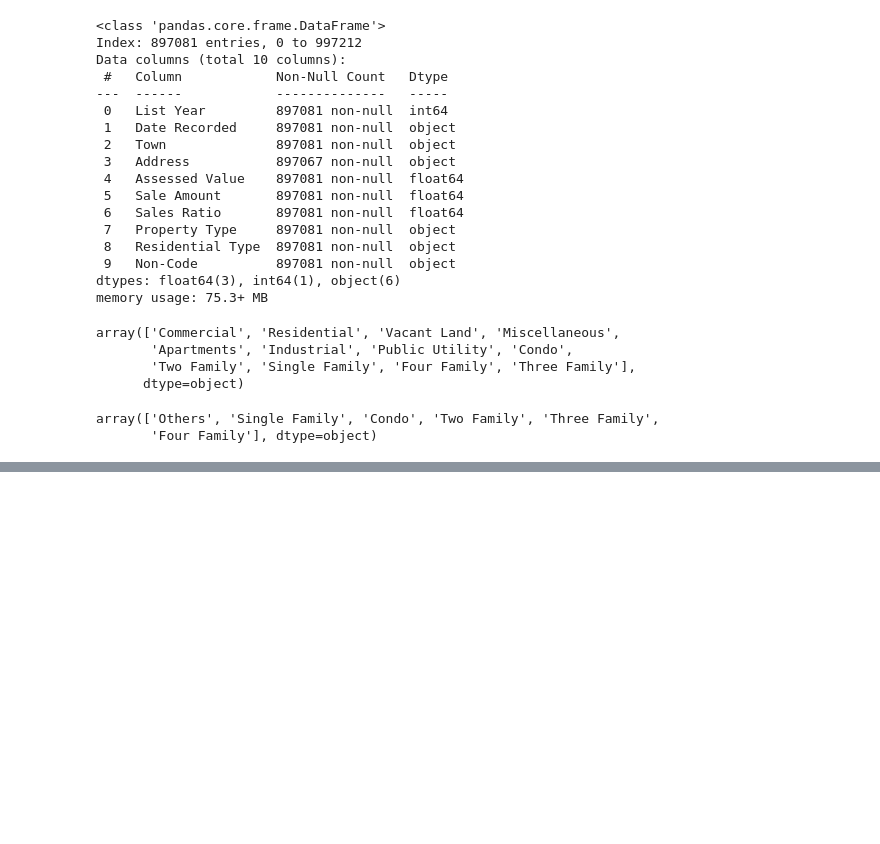
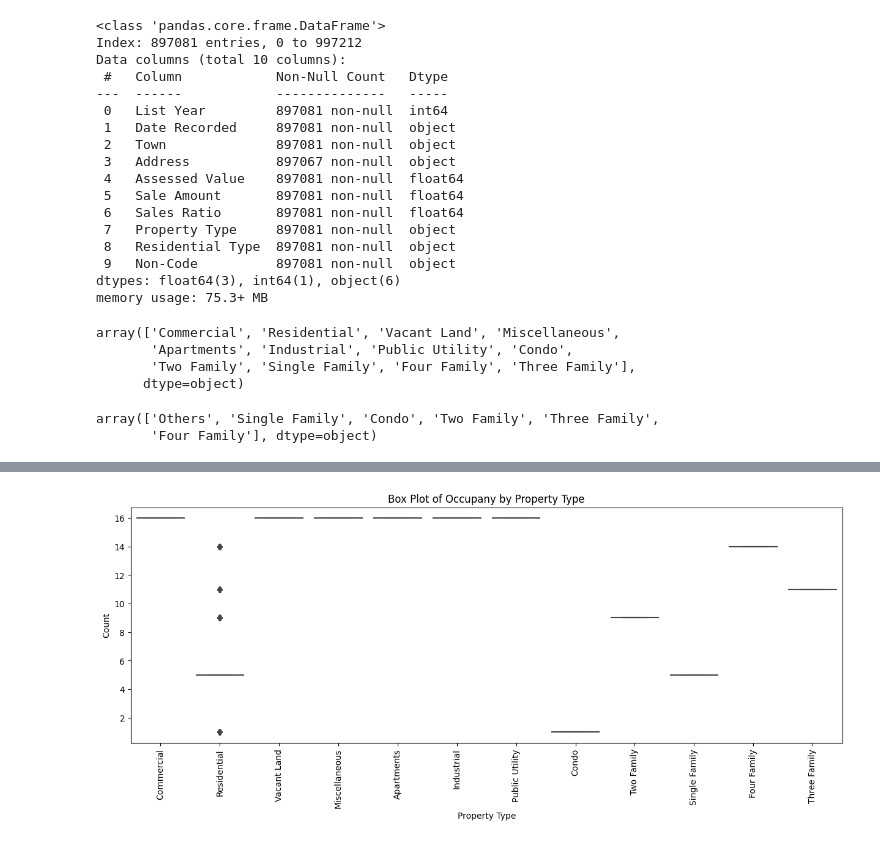
Before and after one commit to vinaykumargummadi/CTREA-Dynamics, a Jupyter notebook: notebooks/Outliers_Treatment.ipynb, the cells around one changed output, grey strips where cells are left out. Saved outputs shown, nothing was run; the diff lists cells and outputs as text; code cells hidden in the pictures; blank space fills up the shorter version.

```diff
--- a/notebooks/Outliers_Treatment.ipynb
+++ b/notebooks/Outliers_Treatment.ipynb
@@ -254,7 +254,7 @@ memory usage: 75.3+ MB
 # %%
 data['Property Type'].fillna('Miscellaneous', inplace=True)
 data['Residential Type'].fillna('Others', inplace=True)
-data['Non-Code'].fillna('Not defined', inplace=True)
+data['Non-Code'].fillna('Others', inplace=True)
 # %%
 data.info()
 # %% [output]
@@ -311,8 +311,7 @@ data['Date Recorded_Month'] = data['Date Recorded'].dt.month
 data['Date Recorded_Date'] = data['Date Recorded'].dt.day
 
 # Drop the 'Year' column if you want to remove it
-data.drop('Date Recorded', axis=1, inplace=True)
-
+#data.drop('Date Recorded', axis=1, inplace=True)
 
 # Extract street numbers using a regular expression
 data['Street Number'] = data['Address'].str.extract(r'(\d+)')
@@ -333,0 +333,19 @@ data.sample(10)
+# %%
+# Create 'Adults' and 'Children' columns and initialize them with zeros
+data['Adults'] = 0
+data['Children'] = 0
+
+# Update the columns based on the given information for each residential type
+data.loc[data['Residential Type'] == 'Others', 'Adults'] = 16
+data.loc[data['Residential Type'] == 'Single Family', 'Adults'] = 4
+data.loc[data['Residential Type'] == 'Single Family', 'Children'] = 1
+data.loc[data['Residential Type'] == 'Condo', 'Adults'] = 1
+data.loc[data['Residential Type'] == 'Two Family', 'Adults'] = 7
+data.loc[data['Residential Type'] == 'Two Family', 'Children'] = 2
+data.loc[data['Residential Type'] == 'Three Family', 'Adults'] = 8
+data.loc[data['Residential Type'] == 'Three Family', 'Children'] = 3
+data.loc[data['Residential Type'] == 'Four Family', 'Adults'] = 10
+data.loc[data['Residential Type'] == 'Four Family', 'Children'] = 4
+
+# Display the resulting DataFrame
+data.head()
@@ -333,0 +359,3 @@ data.sample(10)
+# %%
+data['Minimum Estimated Occupancy'] = data['Adults'] + data['Children']
+data.sample(5).head()
@@ -333,0 +413,14 @@ data.sample(10)
+# %%
+# Create box plots using seaborn
+plt.figure(figsize=(15, 5))
+sns.boxplot(x='Property Type', y='Minimum Estimated Occupancy', data=data)
+
+# Set plot labels and title
+plt.xlabel('Property Type')
+plt.ylabel('Count')
+plt.title('Box Plot of Occupany by Property Type')
+plt.xticks(rotation= 90)
+# Show the plot
+plt.show()
+# %% [output]
+[figure, added]
```
Also changed, not shown: parts of 21 cells of this notebook, 4 other files.
